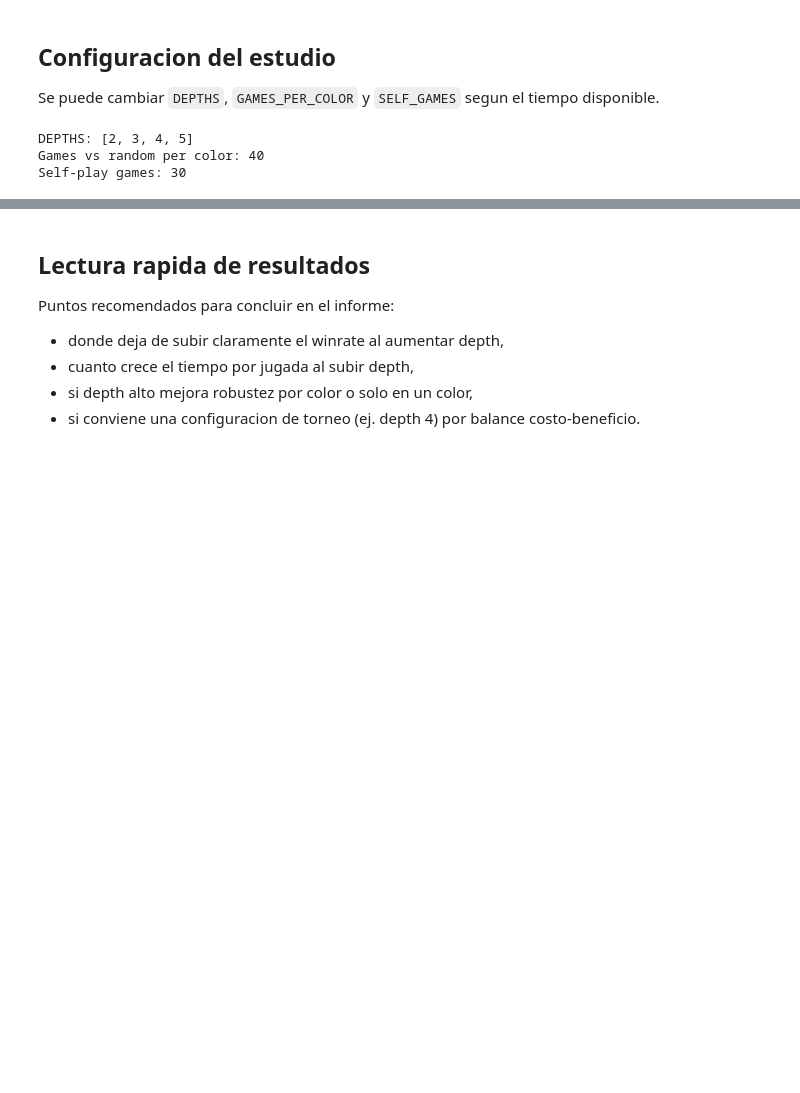
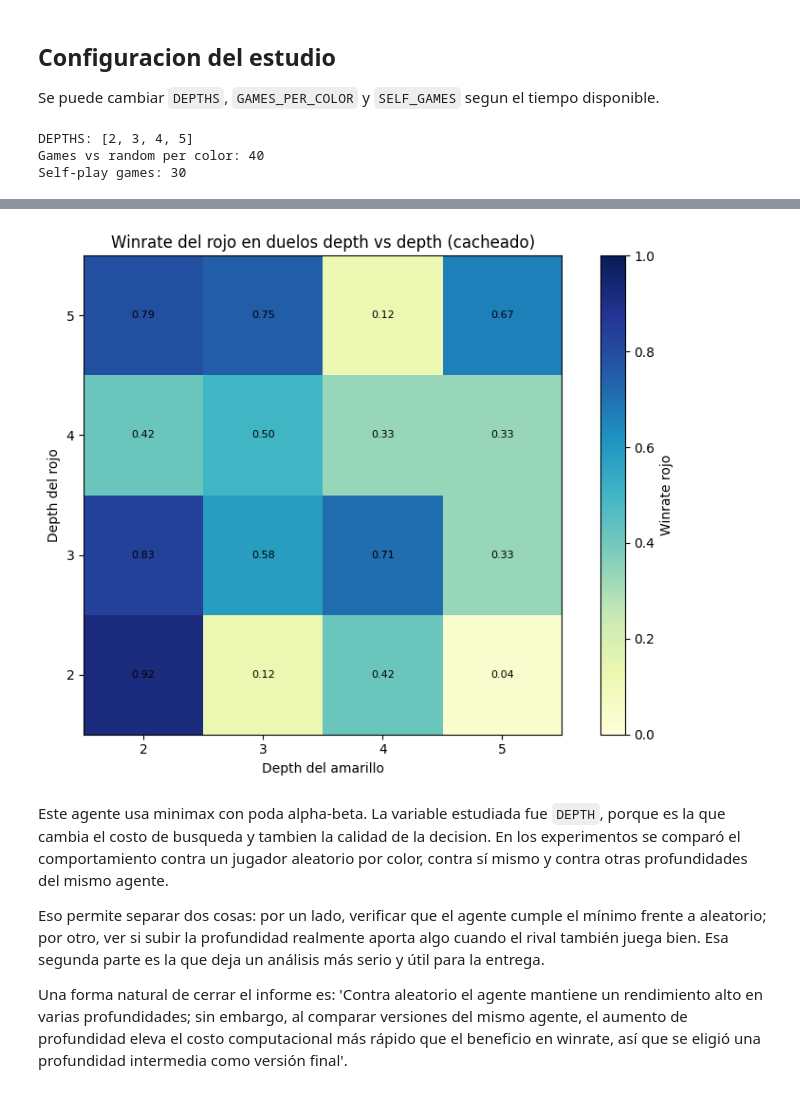
Before and after one commit to estemen27/Proyecto-Final-Fundamentos-de-IA, a Jupyter notebook: tournament/groups/Group Santi/entrega.ipynb, the cells around one changed output, grey strips where cells are left out. Drawn from its saved outputs; the diff is of its cells as text; code cells hidden in the pictures; blank space fills up the shorter version.

```diff
--- a/tournament/groups/Group Santi/entrega.ipynb
+++ b/tournament/groups/Group Santi/entrega.ipynb
@@ -264,8 +406,49 @@ plt.show()
+# %%
+# Cambia el orden del heatmap pero se cargan valores de una primera run, demoró 30min
+cached_match_results = [
+    {'depth_red': 2, 'depth_yellow': 2, 'red_wins': 22, 'yellow_wins': 2, 'draws': 0, 'red_win_rate': 0.9166666666666666, 'yellow_win_rate': 0.08333333333333333, 'draw_rate': 0.0},
+    {'depth_red': 2, 'depth_yellow': 3, 'red_wins': 3, 'yellow_wins': 19, 'draws': 2, 'red_win_rate': 0.125, 'yellow_win_rate': 0.7916666666666666, 'draw_rate': 0.08333333333333333},
+    {'depth_red': 2, 'depth_yellow': 4, 'red_wins': 10, 'yellow_wins': 14, 'draws': 0, 'red_win_rate': 0.4166666666666667, 'yellow_win_rate': 0.5833333333333334, 'draw_rate': 0.0},
+    {'depth_red': 2, 'depth_yellow': 5, 'red_wins': 1, 'yellow_wins': 23, 'draws': 0, 'red_win_rate': 0.041666666666666664, 'yellow_win_rate': 0.9583333333333334, 'draw_rate': 0.0},
+    {'depth_red': 3, 'depth_yellow': 2, 'red_wins': 20, 'yellow_wins': 4, 'draws': 0, 'red_win_rate': 0.8333333333333334, 'yellow_win_rate': 0.16666666666666666, 'draw_rate': 0.0},
+    {'depth_red': 3, 'depth_yellow': 3, 'red_wins': 14, 'yellow_wins': 9, 'draws': 1, 'red_win_rate': 0.5833333333333334, 'yellow_win_rate': 0.375, 'draw_rate': 0.041666666666666664},
+    {'depth_red': 3, 'depth_yellow': 4, 'red_wins': 17, 'yellow_wins': 7, 'draws': 0, 'red_win_rate': 0.7083333333333334, 'yellow_win_rate': 0.2916666666666667, 'draw_rate': 0.0},
+    {'depth_red': 3, 'depth_yellow': 5, 'red_wins': 8, 'yellow_wins': 16, 'draws': 0, 'red_win_rate': 0.3333333333333333, 'yellow_win_rate': 0.6666666666666666, 'draw_rate': 0.0},
+    {'depth_red': 4, 'depth_yellow': 2, 'red_wins': 10, 'yellow_wins': 14, 'draws': 0, 'red_win_rate': 0.4166666666666667, 'yellow_win_rate': 0.5833333333333334, 'draw_rate': 0.0},
+    {'depth_red': 4, 'depth_yellow': 3, 'red_wins': 12, 'yellow_wins': 12, 'draws': 0, 'red_win_rate': 0.5, 'yellow_win_rate': 0.5, 'draw_rate': 0.0},
+    {'depth_red': 4, 'depth_yellow': 4, 'red_wins': 8, 'yellow_wins': 16, 'draws': 0, 'red_win_rate': 0.3333333333333333, 'yellow_win_rate': 0.6666666666666666, 'draw_rate': 0.0},
+    {'depth_red': 4, 'depth_yellow': 5, 'red_wins': 8, 'yellow_wins': 15, 'draws': 1, 'red_win_rate': 0.3333333333333333, 'yellow_win_rate': 0.625, 'draw_rate': 0.041666666666666664},
+    {'depth_red': 5, 'depth_yellow': 2, 'red_wins': 19, 'yellow_wins': 5, 'draws': 0, 'red_win_rate': 0.7916666666666666, 'yellow_win_rate': 0.20833333333333334, 'draw_rate': 0.0},
+    {'depth_red': 5, 'depth_yellow': 3, 'red_wins': 18, 'yellow_wins': 6, 'draws': 0, 'red_win_rate': 0.75, 'yellow_win_rate': 0.25, 'draw_rate': 0.0},
+    {'depth_red': 5, 'depth_yellow': 4, 'red_wins': 3, 'yellow_wins': 21, 'draws': 0, 'red_win_rate': 0.125, 'yellow_win_rate': 0.875, 'draw_rate': 0.0},
+    {'depth_red': 5, 'depth_yellow': 5, 'red_wins': 16, 'yellow_wins': 7, 'draws': 1, 'red_win_rate': 0.6666666666666666, 'yellow_win_rate': 0.2916666666666667, 'draw_rate': 0.041666666666666664},
+ ]
+
+cached_depths = [2, 3, 4, 5]
+cached_win_matrix = np.zeros((4, 4))
+for row in cached_match_results:
+    i = cached_depths.index(row['depth_red'])
+    j = cached_depths.index(row['depth_yellow'])
+    cached_win_matrix[i, j] = row['red_win_rate']
+
+plt.figure(figsize=(8.5, 6))
+im = plt.imshow(cached_win_matrix, cmap='YlGnBu', vmin=0, vmax=1, origin='lower')
+plt.xticks(range(4), cached_depths)
+plt.yticks(range(4), cached_depths)
+plt.xlabel('Depth del amarillo')
+plt.ylabel('Depth del rojo')
+plt.title('Winrate del rojo en duelos depth vs depth (cacheado)')
+plt.colorbar(im, label='Winrate rojo')
+for i in range(4):
+    for j in range(4):
+        plt.text(j, i, f'{cached_win_matrix[i, j]:.2f}', ha='center', va='center', color='black', fontsize=8)
+plt.tight_layout()
+plt.show()
+# %% [output]
+[figure, added]
 # %% [markdown]
-## Lectura rapida de resultados
+Este agente usa minimax con poda alpha-beta. La variable estudiada fue `DEPTH`, porque es la que cambia el costo de busqueda y tambien la calidad de la decision. En los experimentos se comparó el comportamiento contra un jugador aleatorio por color, contra sí mismo y contra otras profundidades del mismo agente.
 
-Puntos recomendados para concluir en el informe:
-- donde deja de subir claramente el winrate al aumentar depth,
-- cuanto crece el tiempo por jugada al subir depth,
-- si depth alto mejora robustez por color o solo en un color,
-- si conviene una configuracion de torneo (ej. depth 4) por balance costo-beneficio.
+Eso permite separar dos cosas: por un lado, verificar que el agente cumple el mínimo frente a aleatorio; por otro, ver si subir la profundidad realmente aporta algo cuando el rival también juega bien. Esa segunda parte es la que deja un análisis más serio y útil para la entrega.
+
+Una forma natural de cerrar el informe es: 'Contra aleatorio el agente mantiene un rendimiento alto en varias profundidades; sin embargo, al comparar versiones del mismo agente, el aumento de profundidad eleva el costo computacional más rápido que el beneficio en winrate, así que se eligió una profundidad intermedia como versión final'.
```
Also changed, not shown: parts of 7 cells of this notebook, 4 other files.
